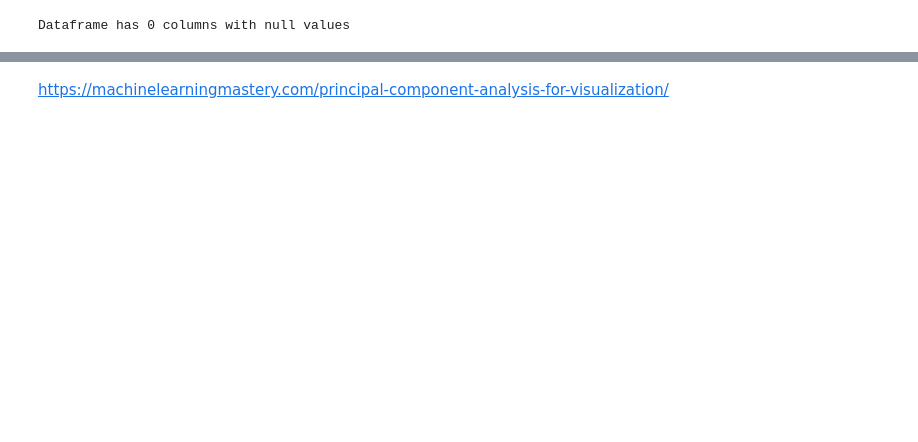
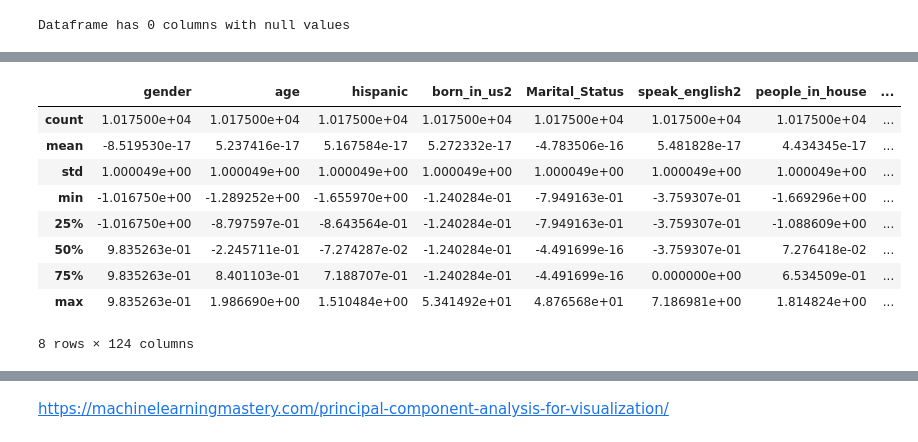
Before and after one commit to ErinPhillips/data_mining_midterm, a Jupyter notebook: midterm.ipynb, the cells around one changed output, grey strips where cells are left out. Cells and saved outputs as stored; diff of their text form; code cells hidden in the pictures; blank space fills up the shorter version.

```diff
--- a/midterm.ipynb
+++ b/midterm.ipynb
@@ -148 +584,14 @@ The variance drop is at 3 components, this can explain the majority of variance
+# %%
+dfx.describe()
+# %% [output]
+|  | gender | age | hispanic | born_in_us2 | Marital_Status | speak_english2 | people_in_house | ... |
+| count | 1.017500e+04 | 1.017500e+04 | 1.017500e+04 | 1.017500e+04 | 1.017500e+04 | 1.017500e+04 | 1.017500e+04 | ... |
+| mean | -8.519530e-17 | 5.237416e-17 | 5.167584e-17 | 5.272332e-17 | -4.783506e-16 | 5.481828e-17 | 4.434345e-17 | ... |
+| std | 1.000049e+00 | 1.000049e+00 | 1.000049e+00 | 1.000049e+00 | 1.000049e+00 | 1.000049e+00 | 1.000049e+00 | ... |
+| min | -1.016750e+00 | -1.289252e+00 | -1.655970e+00 | -1.240284e-01 | -7.949163e-01 | -3.759307e-01 | -1.669296e+00 | ... |
+| 25% | -1.016750e+00 | -8.797597e-01 | -8.643564e-01 | -1.240284e-01 | -7.949163e-01 | -3.759307e-01 | -1.088609e+00 | ... |
+| 50% | 9.835263e-01 | -2.245711e-01 | -7.274287e-02 | -1.240284e-01 | -4.491699e-16 | -3.759307e-01 | 7.276418e-02 | ... |
+| 75% | 9.835263e-01 | 8.401103e-01 | 7.188707e-01 | -1.240284e-01 | -4.491699e-16 | 0.000000e+00 | 6.534509e-01 | ... |
+| max | 9.835263e-01 | 1.986690e+00 | 1.510484e+00 | 5.341492e+01 | 4.876568e+01 | 7.186981e+00 | 1.814824e+00 | ... |
+8 rows × 124 columns
 # %%
```
Also changed, not shown: parts of 21 cells of this notebook.
